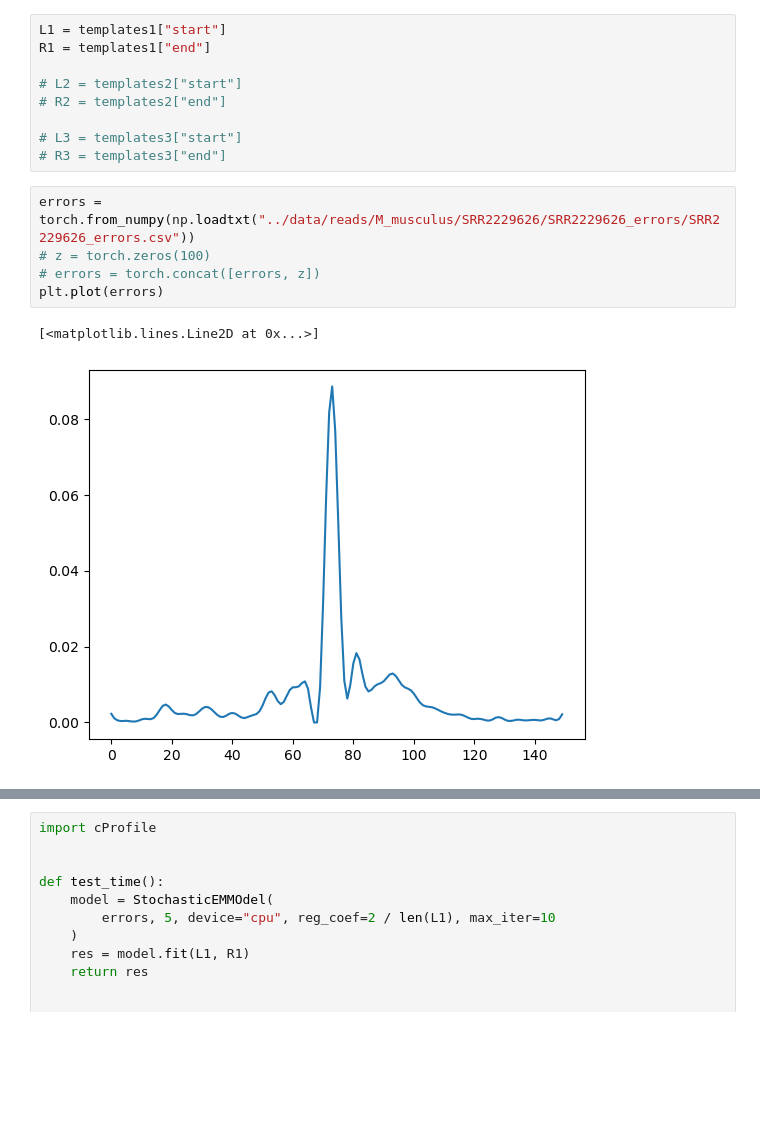
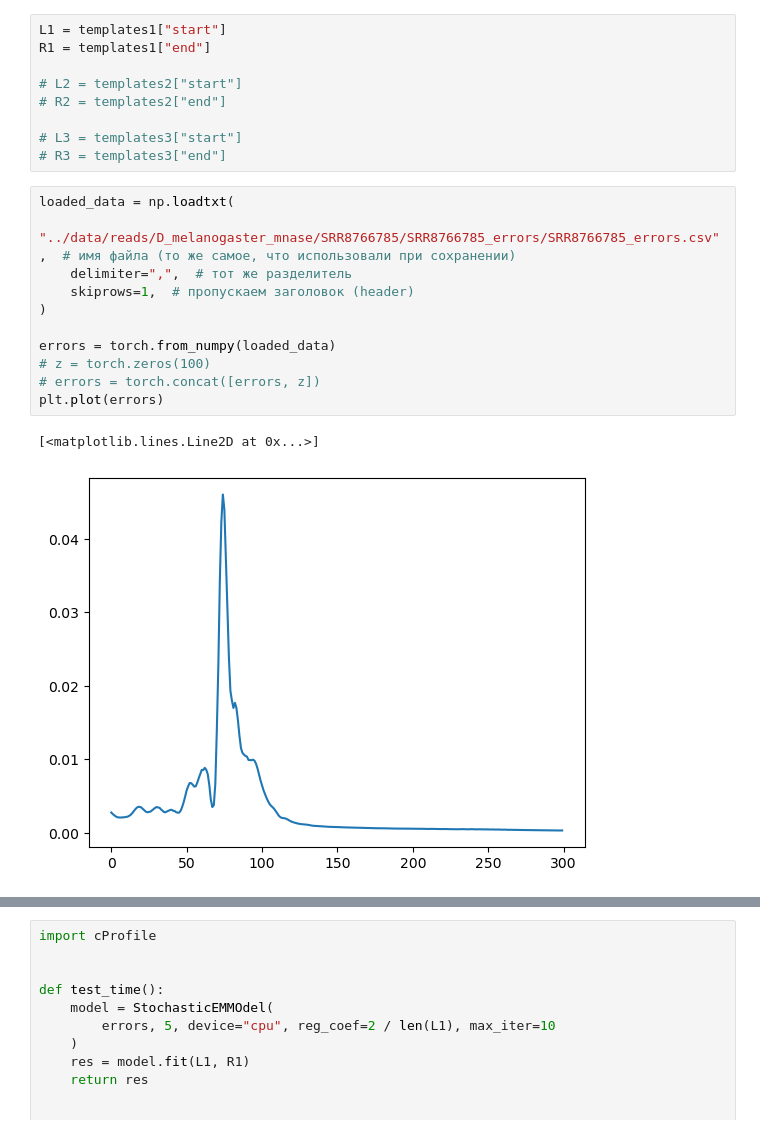
Before and after one commit to intbio/NucDPosIT, a Jupyter notebook: notebooks/fit_exo.ipynb, the cells around one changed output, grey strips where cells are left out. Drawn from its saved outputs; the diff is of its cells as text; blank space fills up the shorter version.

```diff
--- a/notebooks/fit_exo.ipynb
+++ b/notebooks/fit_exo.ipynb
@@ -491,11 +1259,17 @@ R1 = templates1["end"]
 # L3 = templates3["start"]
 # R3 = templates3["end"]
 # %%
-errors = torch.from_numpy(np.loadtxt("../data/reads/M_musculus/SRR2229626/SRR2229626_errors/SRR2229626_errors.csv"))
+loaded_data = np.loadtxt(
+    "../data/reads/D_melanogaster_mnase/SRR8766785/SRR8766785_errors/SRR8766785_errors.csv",  # имя файла (то же самое, что использовали при сохранении)
+    delimiter=",",  # тот же разделитель
+    skiprows=1,  # пропускаем заголовок (header)
+)
+
+errors = torch.from_numpy(loaded_data)
 # z = torch.zeros(100)
 # errors = torch.concat([errors, z])
 plt.plot(errors)
 # %% [output]
 [<matplotlib.lines.Line2D at 0x...>]
-[figure, old version]
+[figure, new version]
 # %%
```
Also changed, not shown: parts of 43 cells of this notebook, 15 other files.
